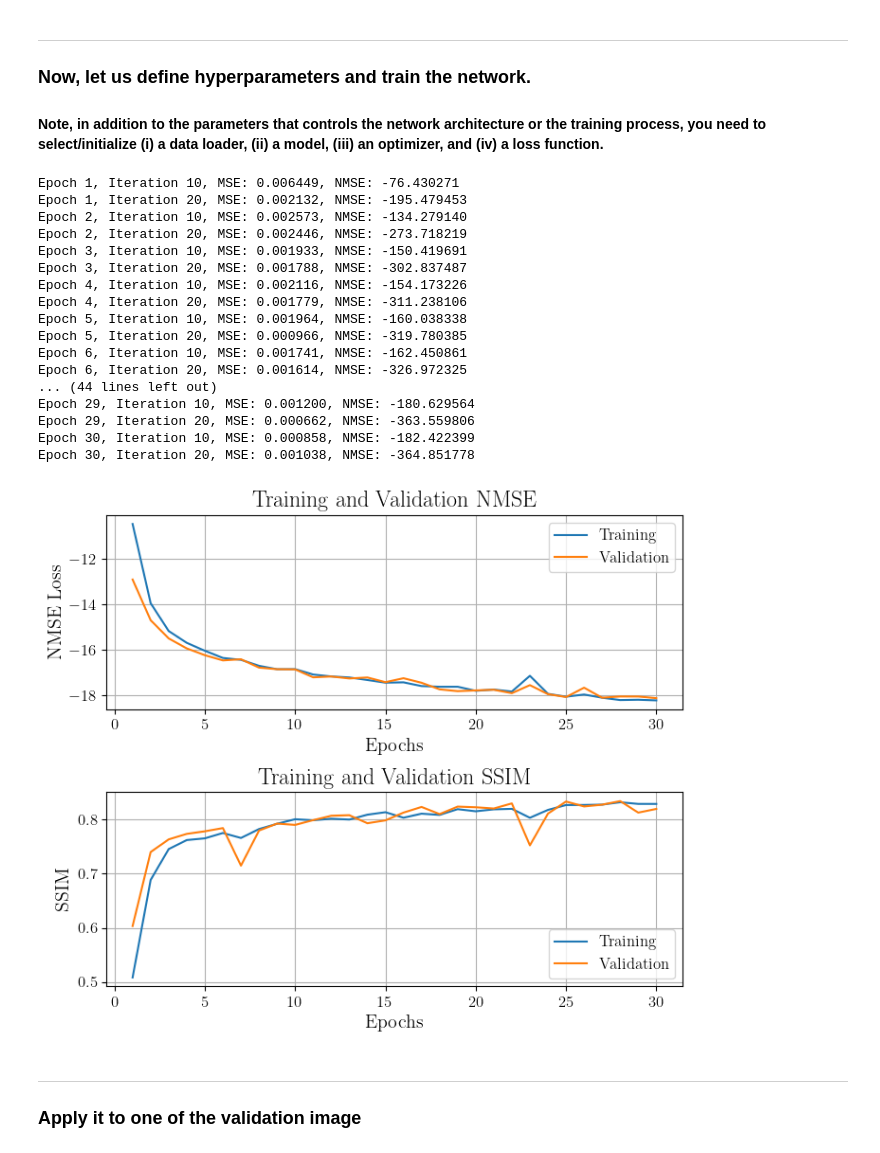
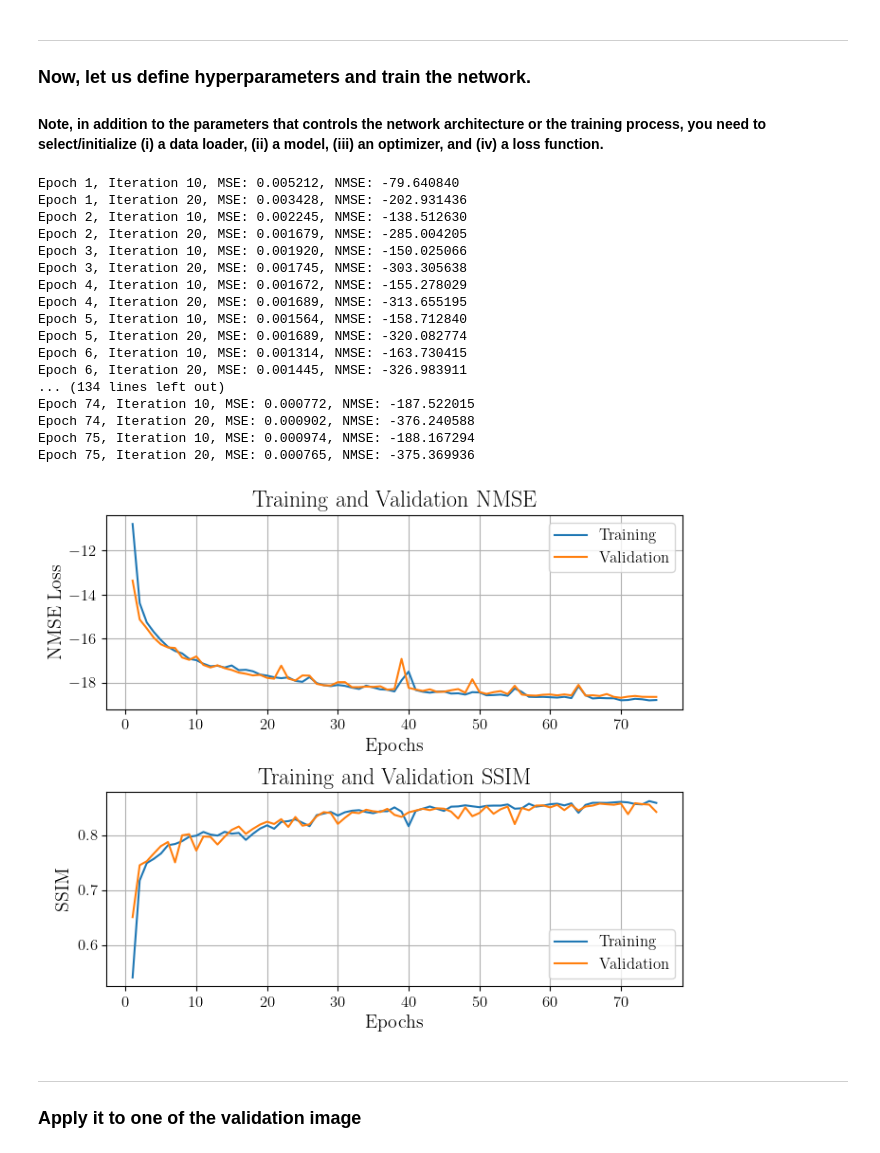
Before and after one commit to MihirJoe/MRI-Denoising, a Jupyter notebook: starter_code.ipynb, the cells around one changed output. Drawn from its saved outputs; the diff is of its cells as text; code cells hidden in the pictures.

Commit message:
NMSE=18.68

```diff
--- a/starter_code.ipynb
+++ b/starter_code.ipynb
@@ -189,6 +189,16 @@ class Denoise1(nn.Module):
             nn.Conv2d(64, 64, kernel_size=3, padding=1),
             nn.ReLU(),
             nn.MaxPool2d((2,2),2))
+
+        self.conv2a = nn.Sequential(
+            nn.Conv2d(64, 512, kernel_size=3, padding=1),
+            nn.ReLU())
+            #nn.MaxPool2d((2,2),2))
+
+        self.conv2b = nn.Sequential(
+            nn.Conv2d(512, 64, kernel_size=3, padding=(1,1)),
+            nn.ReLU())
+
 
         self.conv3 = nn.Sequential(
             nn.Conv2d(64, 128, kernel_size=3, padding=1),
@@ -219,10 +229,17 @@ class Denoise1(nn.Module):
         #print(f"S1: {skip_connection2.shape}")
 
         x = self.conv2(x)
-        #print(f"2: {x.shape}")
+        print(f"2: {x.shape}")
+
+        x = self.conv2a(x)
+        print(f"2a: {x.shape}")
+
+        x = self.conv2b(x)
+        print(f"2b: {x.shape}")
+
 
         x = self.conv3(x)
-        #print(f"3: {x.shape}")
+        print(f"3: {x.shape}")
 
         x = self.conv4(x)
         #print(f"5: {x.shape}")
@@ -841,37 +801,37 @@ ___
 #### Note, in addition to the parameters that controls the network architecture or the training process, you need to select/initialize (i) a data loader, (ii) a model, (iii) an optimizer, and (iv) a loss function.
 # %%
 batch_size = 2  # Number of complete images in each batch
-lr = 1e-3  # Learning rate
+lr = 1e-3 # Learning rate
 sig = 0.1  # Noise std
-num_epoch = 30  # Epochs
+num_epoch = 75  # Epochs
 
 # Model, criterion, and optimizer
 train_loader = create_loader(train_dataset, batch_size)
 val_loader = create_loader(val_dataset, 1)
 #model = CustomCNN() # Pick a model
 model = Denoise1() # Pick a model
 #model = DeNoise1()
 opt = optim.Adam(model.parameters(), lr=lr) # Pick an optimizer
 criterion = nn.MSELoss() # Pick a loss function
 
 # Let's train the model
 train_model(model, opt, criterion, train_loader, val_loader, num_epoch, noise_std=sig)
 # %% [output]
-Epoch 1, Iteration 10, MSE: 0.006449, NMSE: -76.430271
-Epoch 1, Iteration 20, MSE: 0.002132, NMSE: -195.479453
-Epoch 2, Iteration 10, MSE: 0.002573, NMSE: -134.279140
-Epoch 2, Iteration 20, MSE: 0.002446, NMSE: -273.718219
-Epoch 3, Iteration 10, MSE: 0.001933, NMSE: -150.419691
-Epoch 3, Iteration 20, MSE: 0.001788, NMSE: -302.837487
-Epoch 4, Iteration 10, MSE: 0.002116, NMSE: -154.173226
-Epoch 4, Iteration 20, MSE: 0.001779, NMSE: -311.238106
-Epoch 5, Iteration 10, MSE: 0.001964, NMSE: -160.038338
-Epoch 5, Iteration 20, MSE: 0.000966, NMSE: -319.780385
-Epoch 6, Iteration 10, MSE: 0.001741, NMSE: -162.450861
-Epoch 6, Iteration 20, MSE: 0.001614, NMSE: -326.972325
-... (44 lines left out)
-Epoch 29, Iteration 10, MSE: 0.001200, NMSE: -180.629564
-Epoch 29, Iteration 20, MSE: 0.000662, NMSE: -363.559806
-Epoch 30, Iteration 10, MSE: 0.000858, NMSE: -182.422399
-Epoch 30, Iteration 20, MSE: 0.001038, NMSE: -364.851778
+Epoch 1, Iteration 10, MSE: 0.005212, NMSE: -79.640840
+Epoch 1, Iteration 20, MSE: 0.003428, NMSE: -202.931436
+Epoch 2, Iteration 10, MSE: 0.002245, NMSE: -138.512630
+Epoch 2, Iteration 20, MSE: 0.001679, NMSE: -285.004205
+Epoch 3, Iteration 10, MSE: 0.001920, NMSE: -150.025066
+Epoch 3, Iteration 20, MSE: 0.001745, NMSE: -303.305638
+Epoch 4, Iteration 10, MSE: 0.001672, NMSE: -155.278029
+Epoch 4, Iteration 20, MSE: 0.001689, NMSE: -313.655195
+Epoch 5, Iteration 10, MSE: 0.001564, NMSE: -158.712840
+Epoch 5, Iteration 20, MSE: 0.001689, NMSE: -320.082774
+Epoch 6, Iteration 10, MSE: 0.001314, NMSE: -163.730415
+Epoch 6, Iteration 20, MSE: 0.001445, NMSE: -326.983911
+... (134 lines left out)
+Epoch 74, Iteration 10, MSE: 0.000772, NMSE: -187.522015
+Epoch 74, Iteration 20, MSE: 0.000902, NMSE: -376.240588
+Epoch 75, Iteration 10, MSE: 0.000974, NMSE: -188.167294
+Epoch 75, Iteration 20, MSE: 0.000765, NMSE: -375.369936
-[figure, old version]
+[figure, new version]
```
Also changed, not shown: parts of 8 cells of this notebook, 1 other file.
